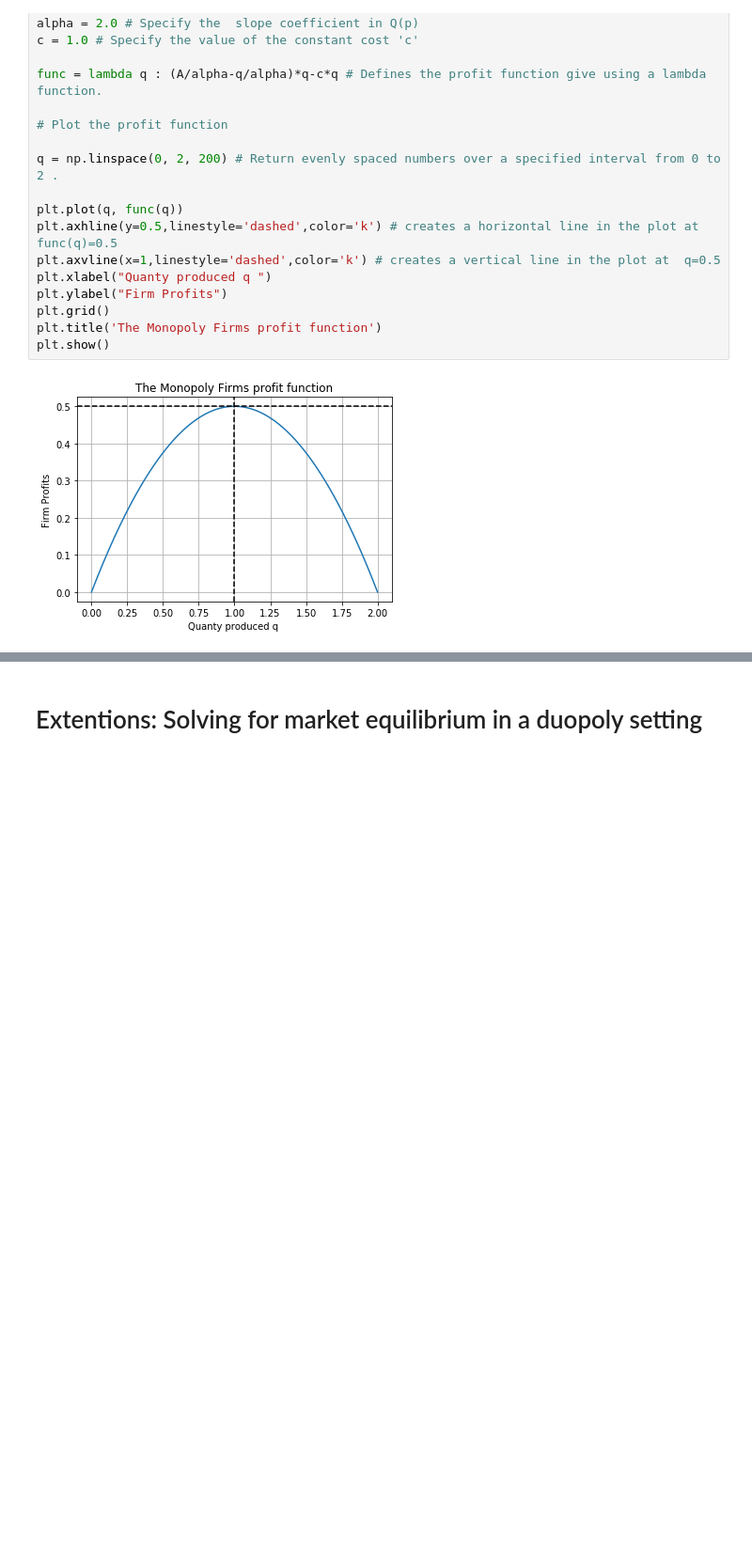
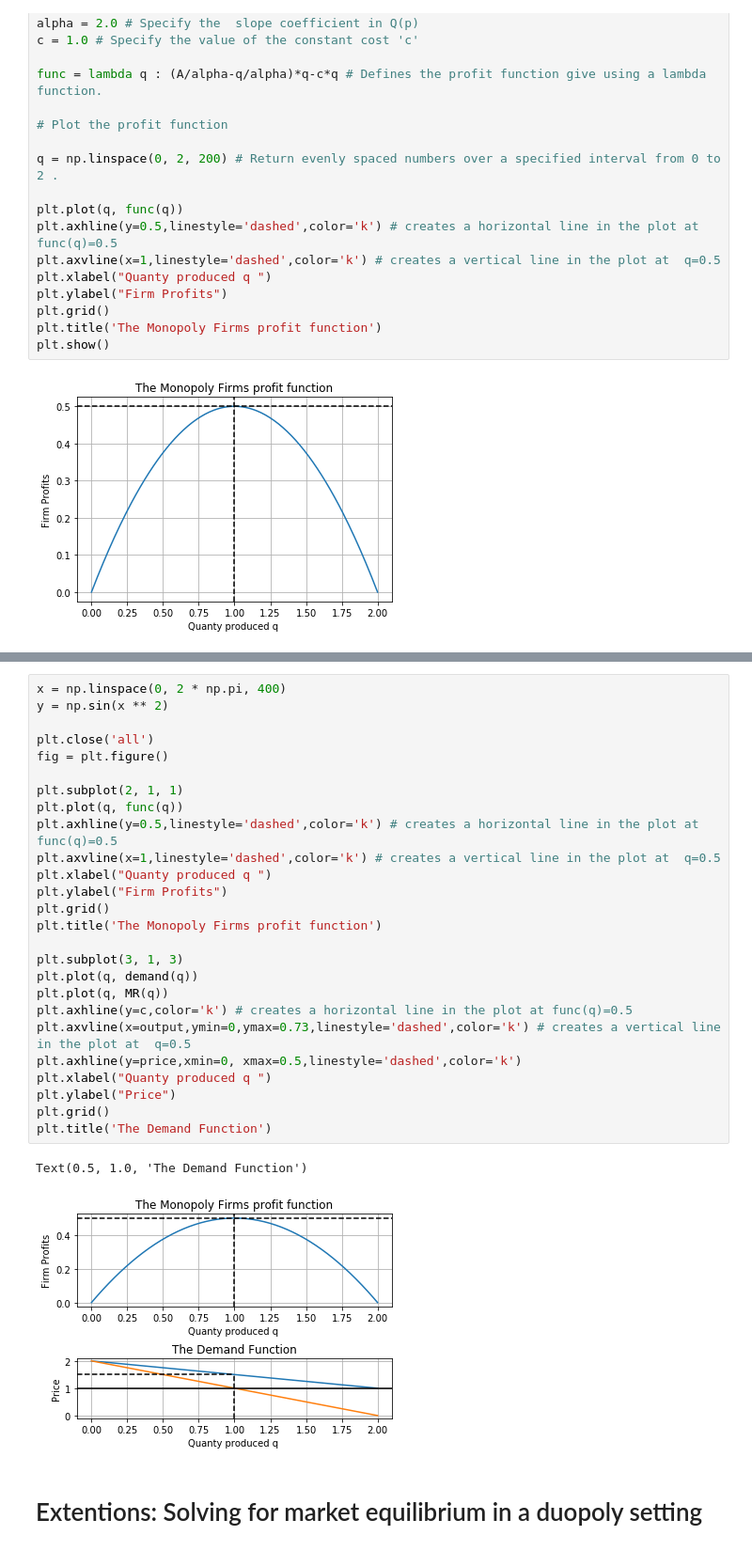
Before and after one commit to NumEconCopenhagen/projects-2019-peter-larsens-kaffe-m-havre, a Jupyter notebook: modelproject/Ligevægt.ipynb, the cells around one changed output, grey strips where cells are left out. Shown at 94% size. Drawn from its saved outputs; the diff is of its cells as text; blank space fills up the shorter version.

```diff
--- a/modelproject/Ligevægt.ipynb
+++ b/modelproject/Ligevægt.ipynb
@@ -140,3 +159,32 @@ plt.show()
+# %%
+x = np.linspace(0, 2 * np.pi, 400)
+y = np.sin(x ** 2)
+
+plt.close('all')
+fig = plt.figure()
+
+plt.subplot(2, 1, 1)
+plt.plot(q, func(q))
+plt.axhline(y=0.5,linestyle='dashed',color='k') # creates a horizontal line in the plot at func(q)=0.5
+plt.axvline(x=1,linestyle='dashed',color='k') # creates a vertical line in the plot at  q=0.5
+plt.xlabel("Quanty produced q ")
+plt.ylabel("Firm Profits")
+plt.grid()
+plt.title('The Monopoly Firms profit function')
+
+plt.subplot(3, 1, 3)
+plt.plot(q, demand(q))
+plt.plot(q, MR(q))
+plt.axhline(y=c,color='k') # creates a horizontal line in the plot at func(q)=0.5
+plt.axvline(x=output,ymin=0,ymax=0.73,linestyle='dashed',color='k') # creates a vertical line in the plot at  q=0.5
+plt.axhline(y=price,xmin=0, xmax=0.5,linestyle='dashed',color='k')
+plt.xlabel("Quanty produced q ")
+plt.ylabel("Price")
+plt.grid()
+plt.title('The Demand Function')
+# %% [output]
+Text(0.5, 1.0, 'The Demand Function')
+[figure, added]
 # %% [markdown]
 # Extentions: Solving for market equilibrium in a duopoly setting
 # %% [markdown]
```
Also changed, not shown: parts of 2 cells of this notebook.
